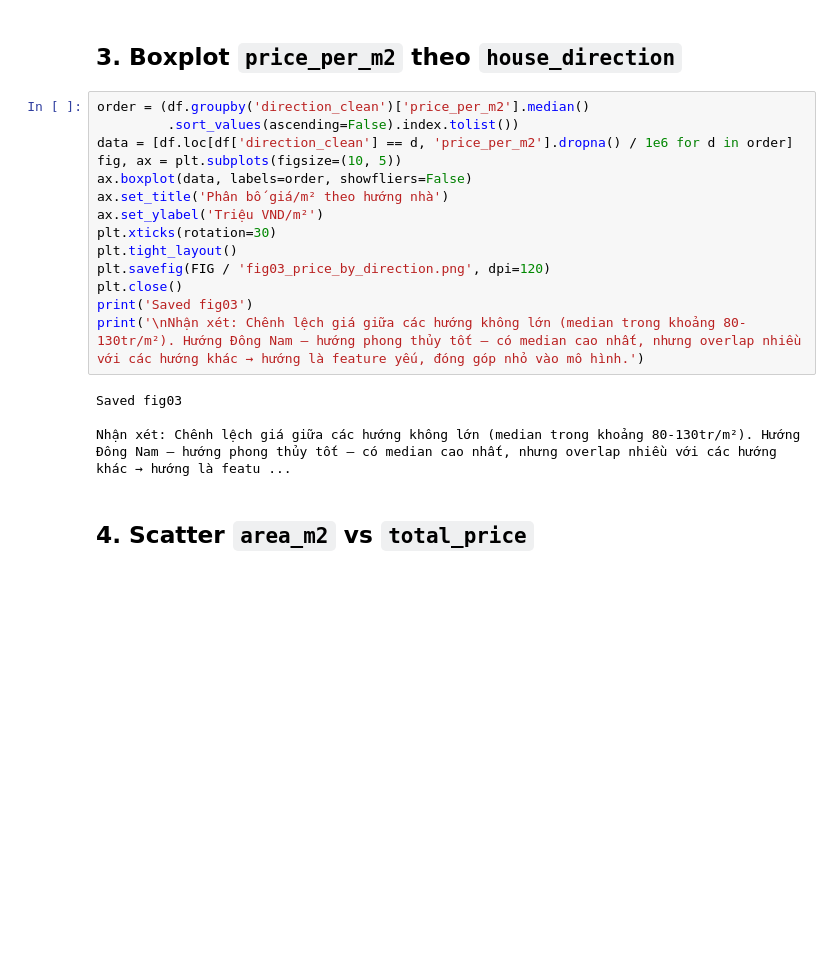
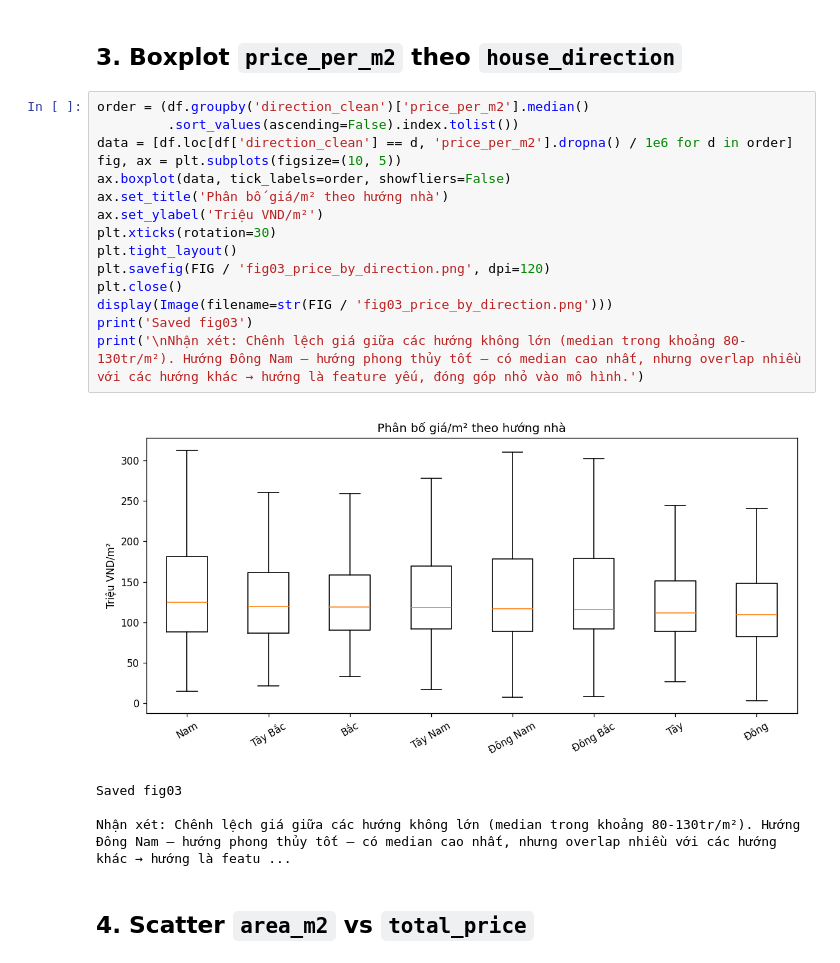
Before and after one commit to HuyMinhDev/Project_Phan_Tich_bat_Dong_San, a Jupyter notebook: notebooks/03_eda_executed.ipynb, the cells around one changed output. Drawn from its saved outputs; the diff is of its cells as text; blank space fills up the shorter version.

```diff
--- a/notebooks/03_eda_executed.ipynb
+++ b/notebooks/03_eda_executed.ipynb
@@ -63,18 +70,20 @@ Nhận xét: Quận 1, Quận 3 và Bình Thạnh có giá cao nhất (đúng v
 # %%
 order = (df.groupby('direction_clean')['price_per_m2'].median()
          .sort_values(ascending=False).index.tolist())
 data = [df.loc[df['direction_clean'] == d, 'price_per_m2'].dropna() / 1e6 for d in order]
 fig, ax = plt.subplots(figsize=(10, 5))
-ax.boxplot(data, labels=order, showfliers=False)
+ax.boxplot(data, tick_labels=order, showfliers=False)
 ax.set_title('Phân bố giá/m² theo hướng nhà')
 ax.set_ylabel('Triệu VND/m²')
 plt.xticks(rotation=30)
 plt.tight_layout()
 plt.savefig(FIG / 'fig03_price_by_direction.png', dpi=120)
 plt.close()
+display(Image(filename=str(FIG / 'fig03_price_by_direction.png')))
 print('Saved fig03')
 print('\nNhận xét: Chênh lệch giá giữa các hướng không lớn (median trong khoảng 80-130tr/m²). Hướng Đông Nam — hướng phong thủy tốt — có median cao nhất, nhưng overlap nhiều với các hướng khác → hướng là feature yếu, đóng góp nhỏ vào mô hình.')
 # %% [output]
+[figure, added]
 Saved fig03
 
 Nhận xét: Chênh lệch giá giữa các hướng không lớn (median trong khoảng 80-130tr/m²). Hướng Đông Nam — hướng phong thủy tốt — có median cao nhất, nhưng overlap nhiều với các hướng khác → hướng là featu ...
```
Also changed, not shown: parts of 10 cells of this notebook, 5 other files.
